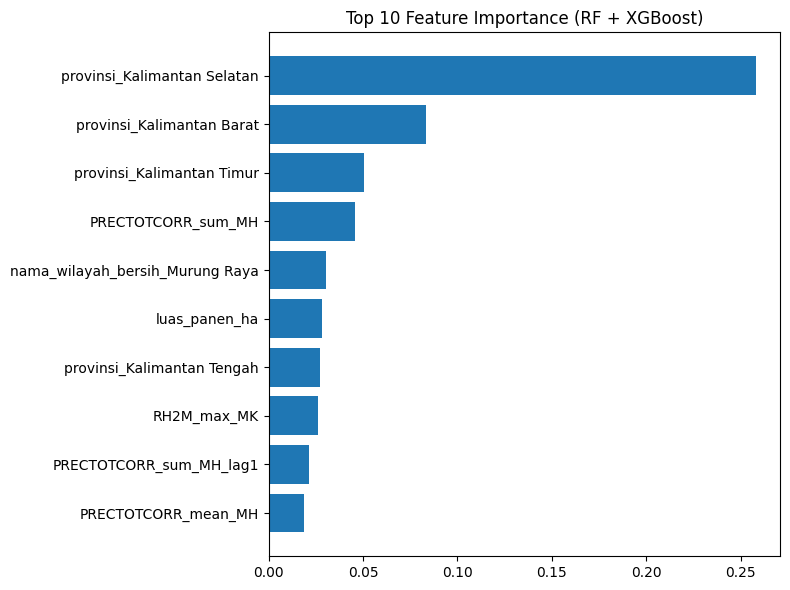
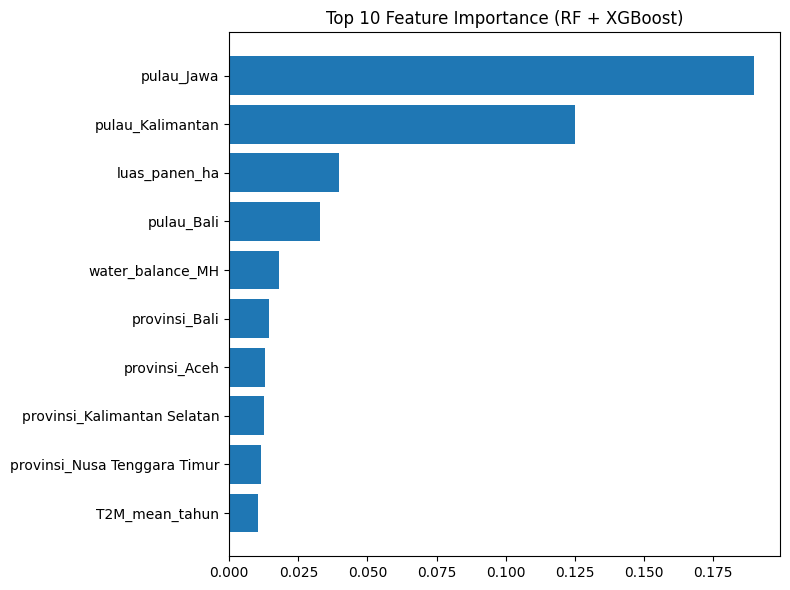
Code edit (unified diff) that turned the first committed figure into the second:
--- before
+++ after
@@ -8,3 +8,5 @@
 plt.gca().invert_yaxis()
 plt.tight_layout()
+plt.savefig(os.path.join(RESULTS_FOLDER, 'top10_feature_importance.png'), dpi=100, bbox_inches='tight')
+print("Plot 3 saved: top10_feature_importance.png")
 plt.show()

Commit: revisi modeling baru